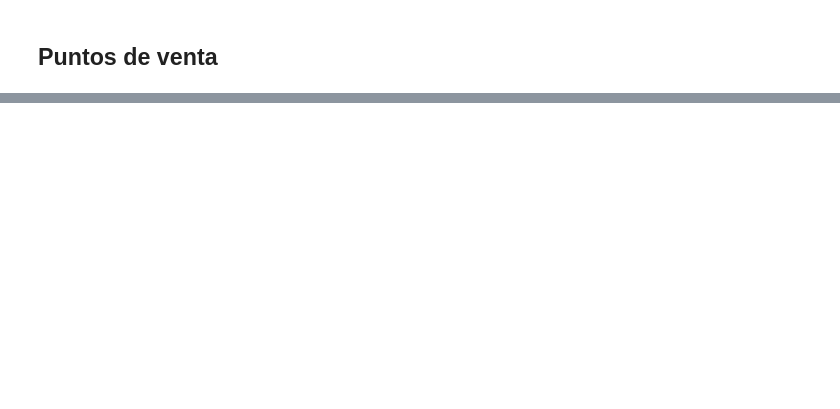
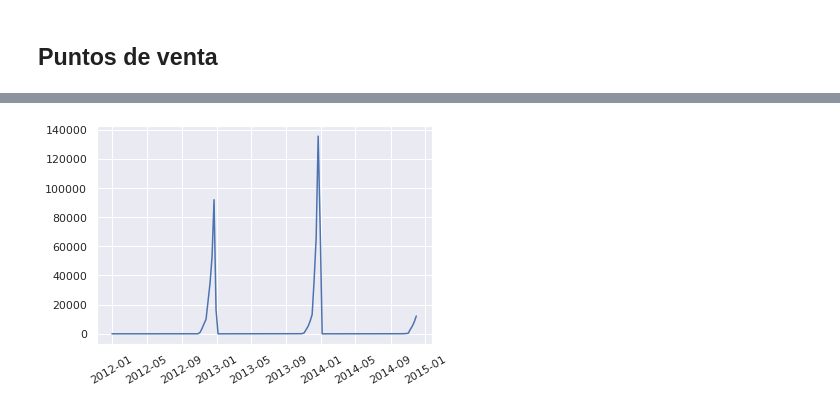
Before and after one commit to matiasbattocchia/eci2019-ventas-estacionales, a Jupyter notebook: Ventas.ipynb, the cells around one changed output, grey strips where cells are left out. Saved outputs shown, nothing was run; the diff lists cells and outputs as text; code cells hidden in the pictures; blank space fills up the shorter version.

```diff
--- a/Ventas.ipynb
+++ b/Ventas.ipynb
@@ -328,0 +138,9 @@ https://peerj.com/preprints/3190.pdf
+# %%
+ventas_semanales = ventas.resample('W', level=0).sum()
+agregado = ventas_semanales.sum(axis=1)
+#temporada = agregado[agregado.index.month.isin([9,10,11,12])]
+# %%
+sn.lineplot(data=agregado);
+plt.xticks(rotation=30);
+# %% [output]
+[figure, added]
```
Also changed, not shown: parts of 79 cells of this notebook, 1 other file.
